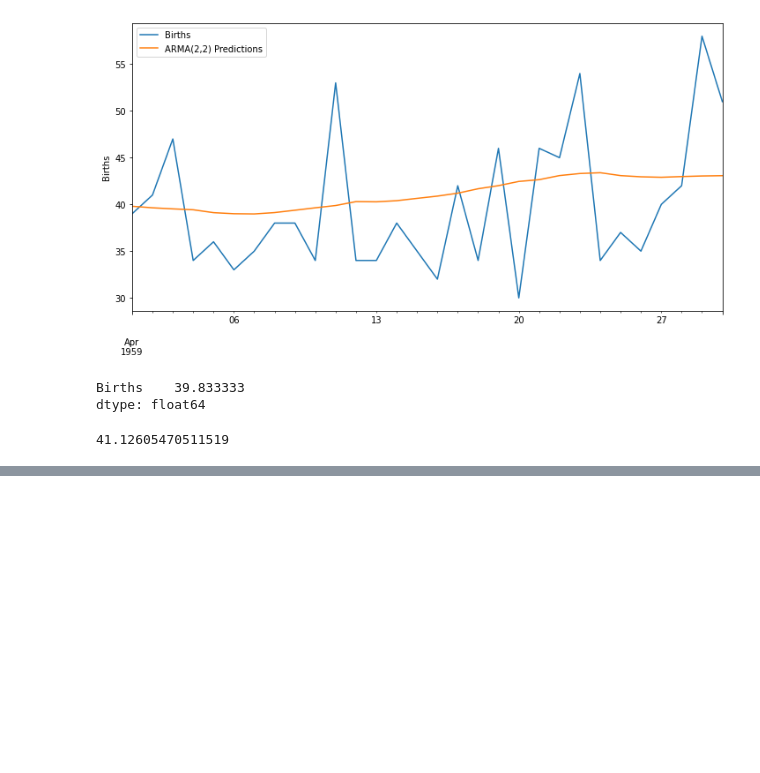
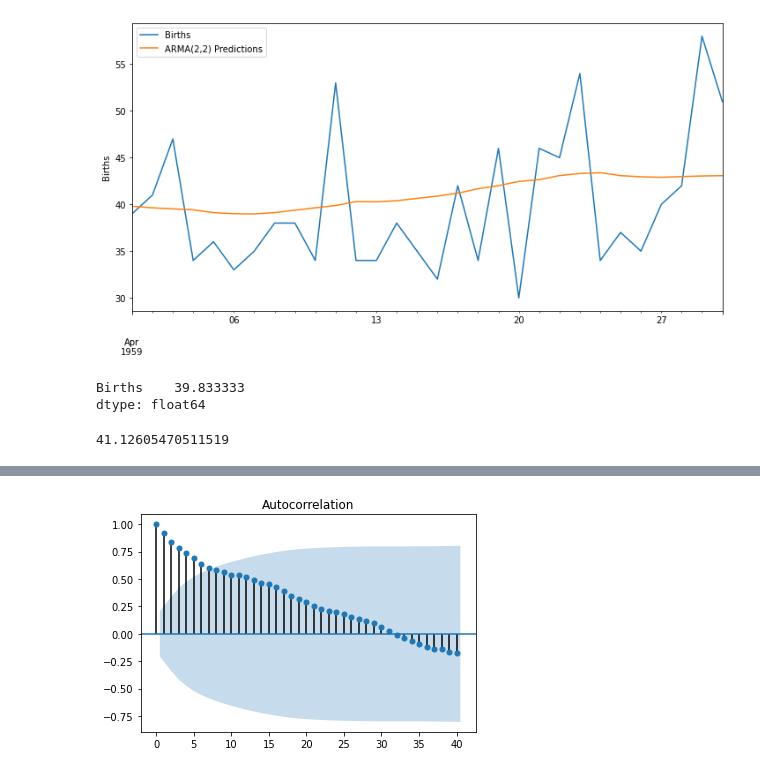
Before and after one commit to MikhailKuklin/time-series-analysis-forecasting, a Jupyter notebook: notebooks/ts_forecasting.ipynb, the cells around one changed output, grey strips where cells are left out. Drawn from its saved outputs; the diff is of its cells as text; code cells hidden in the pictures; blank space fills up the shorter version.

```diff
--- a/notebooks/ts_forecasting.ipynb
+++ b/notebooks/ts_forecasting.ipynb
@@ -706,0 +744,8 @@ predictions.mean()
+# %%
+# augmented DF test in the first difference
+
+df_ns['d1'] = diff(df_ns['Air temperature (degC)'],k_diff=1)
+
+adf_test(df_ns['d1'])
+
+# we see that d should be 1 since p<0.05
@@ -706,0 +764,7 @@ predictions.mean()
+# %%
+# ACF and PACF
+# MA should 0 or 1 -> gradual decrease and shart cut in PACF
+
+plot_acf(df_ns['Air temperature (degC)'],lags=40);
+# %% [output]
+[figure, added]
```
Also changed, not shown: parts of 17 cells of this notebook.
